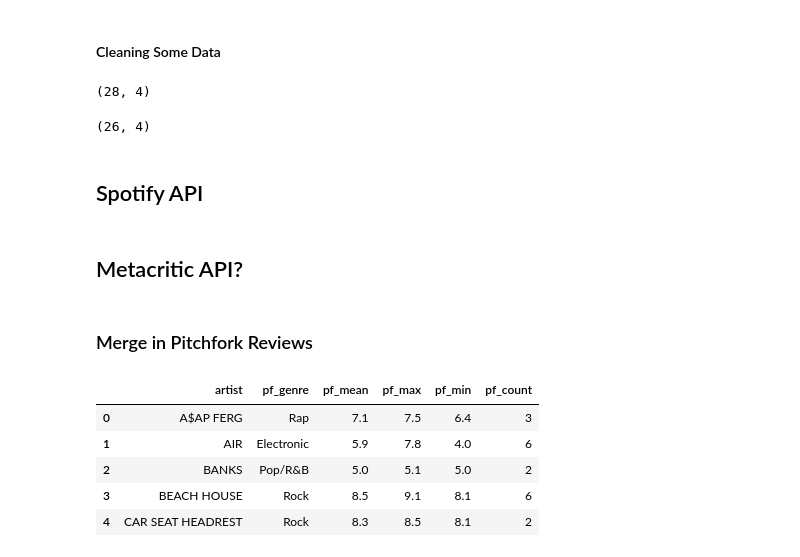
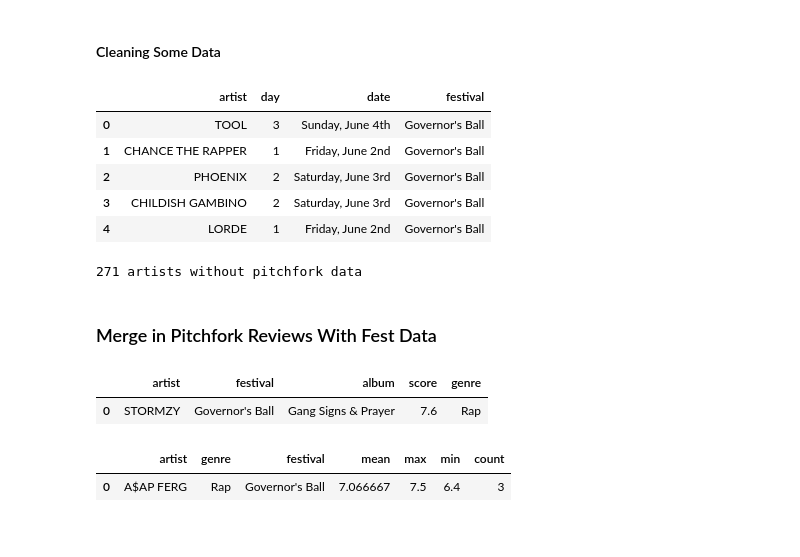
Before and after one commit to timdmulligan/govs_ball_schedule, a Jupyter notebook: crawl_govs_ball.ipynb, the cells around one changed output. Cells and saved outputs as stored; diff of their text form; code cells hidden in the pictures.

Commit message:
More updates. Added more spotify data and some exploration of correlations.

```diff
--- a/crawl_govs_ball.ipynb
+++ b/crawl_govs_ball.ipynb
@@ -231,27 +258,21 @@ album_table = pd.read_sql_query("SELECT * from album_table_clean", con)
 album_table["artist"] = album_table["artist"].str.upper()
 # %%
 artists = album_table["artist"].drop_duplicates()
-# %%
-gb_data = pd.read_sql_query("SELECT * from govs_ball_data", con)
-gb_data["artist"] = gb_data["artist"].str.upper()
-gb_data.append([{"index":"11",
-                 "artist":"KEVIN PARKER",
-                 "date":"Saturday, June 3rd",
-                 "day":"2"}])
-gb_data[~gb_data.artist.isin(artists)].shape
-# %% [output]
-(28, 4)
+# %%
+fest_data = pd.read_sql_query("""SELECT UPPER(artist) AS "artist", day, date, festival from all_festivals""", con)
+fest_data.head()
+# %% [output]
+|  | artist | day | date | festival |
+| 0 | TOOL | 3 | Sunday, June 4th | Governor's Ball |
+| 1 | CHANCE THE RAPPER | 1 | Friday, June 2nd | Governor's Ball |
+| 2 | PHOENIX | 2 | Saturday, June 3rd | Governor's Ball |
+| 3 | CHILDISH GAMBINO | 2 | Saturday, June 3rd | Governor's Ball |
+| 4 | LORDE | 1 | Friday, June 2nd | Governor's Ball |
 # %%
-gb_data["artist"] = np.where(gb_data["artist"] == "CHARLES BRADLEY & HIS EXTRAORDINAIRES",
+fest_data["artist"] = np.where(fest_data["artist"] == "CHARLES BRADLEY & HIS EXTRAORDINAIRES",
                             "CHARLES BRADLEY",
-                            gb_data["artist"])
-gb_data["artist"] = np.where(gb_data["artist"] == "MARK RONSON VS KEVIN PARKER",
+                            fest_data["artist"])
+fest_data["artist"] = np.where(fest_data["artist"] == "MARK RONSON VS KEVIN PARKER",
                             "MARK RONSON",
-                            gb_data["artist"])
-
-gb_data[~gb_data.artist.isin(artists)].shape
+                            fest_data["artist"])
 #x number of artists missing
-# %% [output]
-(26, 4)
-# %% [markdown]
-## Spotify API
@@ -282,2 +279,6 @@ for name in log_progress(gb_data["artist"], every = 1):
+# %%
+print (fest_data[~(fest_data.artist.isin(artists))].shape[0], "artists without pitchfork data")
+# %% [output]
+271 artists without pitchfork data
 # %%
 #reupload as govs_ball_enriched
@@ -286,27 +288,29 @@ gb_data.to_sql("govs_ball_enriched", con, if_exists = "replace")
-# %% [markdown]
-## Metacritic API?
 # %% [markdown]
-### Merge in Pitchfork Reviews
+### Merge in Pitchfork Reviews With Fest Data
 # %%
-query = """
-        SELECT g.artist,
+query_pitchfork = """
+        SELECT DISTINCT f.artist, f.festival,
                p.album, p.score, p.genre
-        FROM govs_ball_enriched g
+        FROM fest_data f
         INNER JOIN album_table_clean p
-        ON (upper(p.artist) = g.artist)
+        ON (upper(p.artist) = f.artist)
         """
 # %%
-pitch_gov = pd.read_sql_query(query, con)
+con = sqlite3.connect("pitchfork-data.db")
+pitch_gov = pd.read_sql_query(query_pitchfork, con)
 pitch_gov["score"] = pitch_gov["score"].astype(float)
+pitch_gov.head(1)
+# %% [output]
+|  | artist | festival | album | score | genre |
+| 0 | STORMZY | Governor's Ball | Gang Signs & Prayer | 7.6 | Rap |
 # %%
-score_metrics = pitch_gov.groupby(["artist", "genre"])["score"].agg(['mean', "max","min", 'count' ]).reset_index()
-score_metrics.columns = [["artist", "pf_genre", "pf_mean", "pf_max", "pf_min", "pf_count"]]
-score_metrics = round(score_metrics,1)
-score_metrics.head()
+score_metrics = pitch_gov.groupby(["artist",
+                                   "genre",
+                                   "festival"])["score"].agg(['mean',
+                                                              "max",
+                                                              "min",
+                                                              'count' ]).reset_index()
+score_metrics.head(1)
 # %% [output]
-|  | artist | pf_genre | pf_mean | pf_max | pf_min | pf_count |
-| 0 | A$AP FERG | Rap | 7.1 | 7.5 | 6.4 | 3 |
-| 1 | AIR | Electronic | 5.9 | 7.8 | 4.0 | 6 |
-| 2 | BANKS | Pop/R&B | 5.0 | 5.1 | 5.0 | 2 |
-| 3 | BEACH HOUSE | Rock | 8.5 | 9.1 | 8.1 | 6 |
-| 4 | CAR SEAT HEADREST | Rock | 8.3 | 8.5 | 8.1 | 2 |
+|  | artist | genre | festival | mean | max | min | count |
+| 0 | A$AP FERG | Rap | Governor's Ball | 7.066667 | 7.5 | 6.4 | 3 |
```
Also changed, not shown: parts of 30 cells of this notebook, 8 other files.
